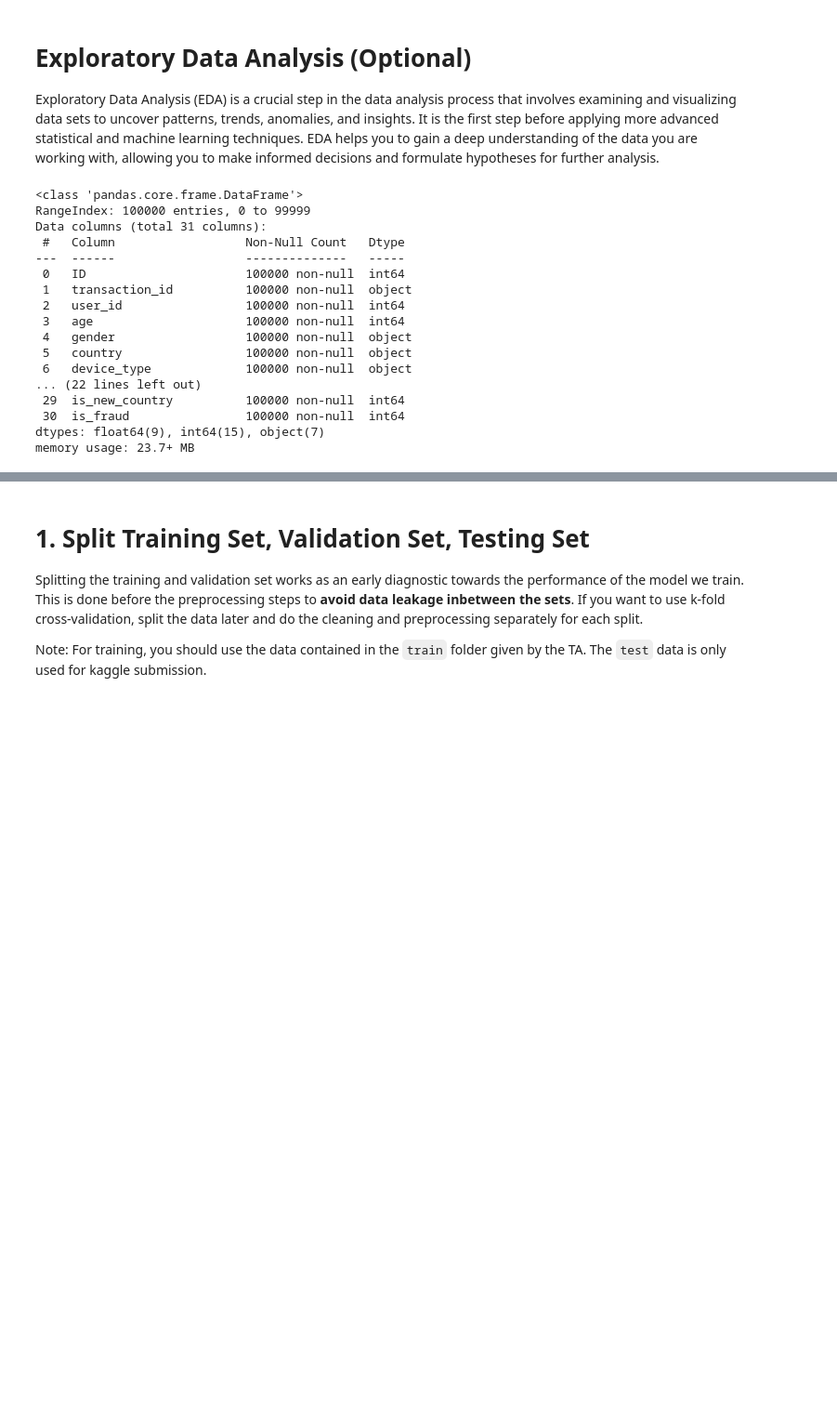
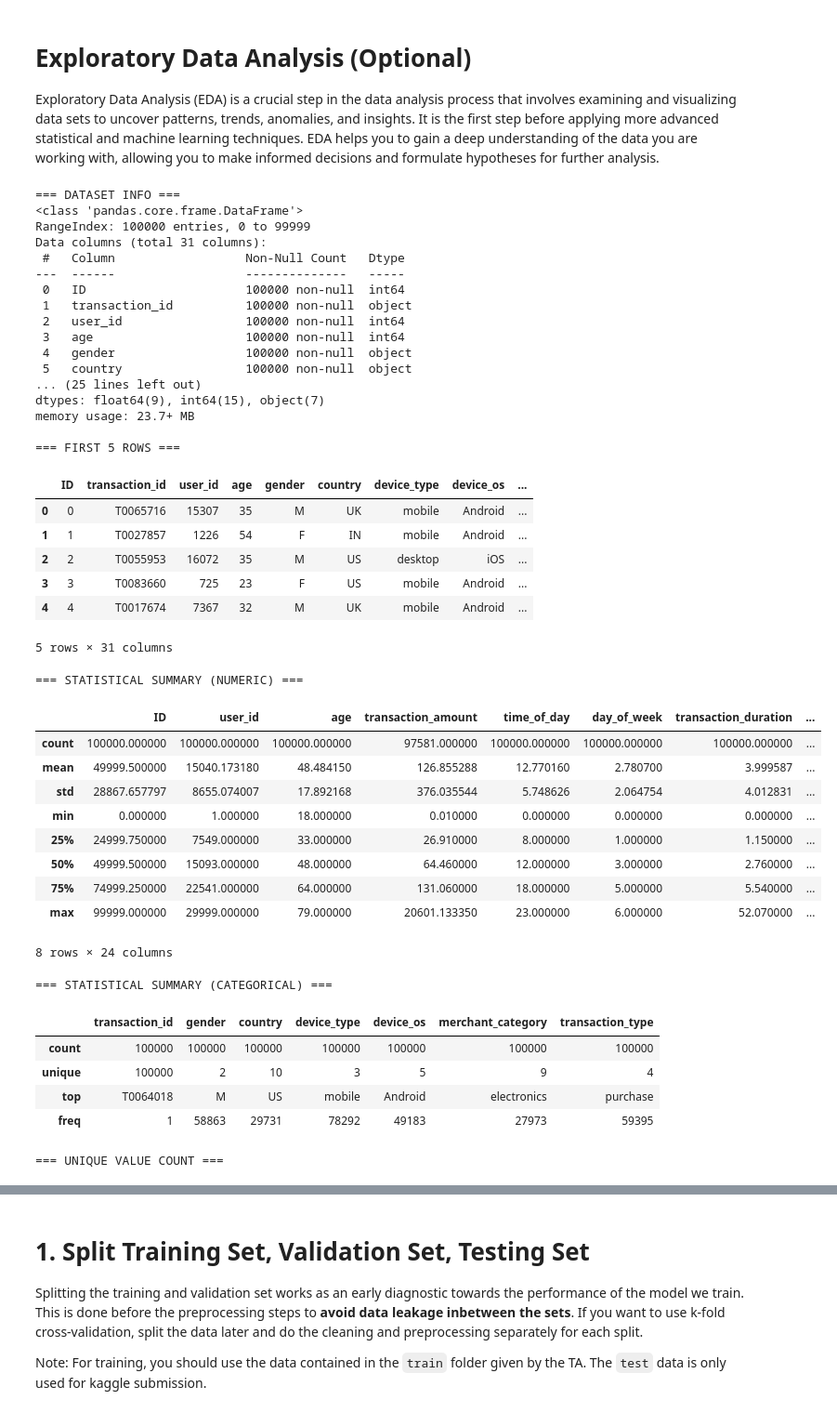
Before and after one commit to StefanyJosefina/IF3070-Tubes2-DIAatauAku, a Jupyter notebook: src/IF3070_Dasar_Artificial_Intelligence___Tugas_Besar_2_Notebook_Template.ipynb, the cells around one changed output, grey strips where cells are left out. Shown at 93% size. Cells and saved outputs as stored; diff of their text form; code cells hidden in the pictures; blank space fills up the shorter version.

```diff
--- a/src/IF3070_Dasar_Artificial_Intelligence___Tugas_Besar_2_Notebook_Template.ipynb
+++ b/src/IF3070_Dasar_Artificial_Intelligence___Tugas_Besar_2_Notebook_Template.ipynb
@@ -28,24 +45,61 @@ df = load_data('data/train.csv')
 # Exploratory Data Analysis (Optional)
 
 Exploratory Data Analysis (EDA) is a crucial step in the data analysis process that involves examining and visualizing data sets to uncover patterns, trends, anomalies, and insights. It is the first step before applying more advanced statistical and machine learning techniques. EDA helps you to gain a deep understanding of the data you are working with, allowing you to make informed decisions and formulate hypotheses for further analysis.
-# %%
-# Write your code here
-df.info()
-# %% [output]
-<class 'pandas.core.frame.DataFrame'>
-RangeIndex: 100000 entries, 0 to 99999
-Data columns (total 31 columns):
- #   Column                  Non-Null Count   Dtype
----  ------                  --------------   -----
- 0   ID                      100000 non-null  int64
- 1   transaction_id          100000 non-null  object
- 2   user_id                 100000 non-null  int64
- 3   age                     100000 non-null  int64
- 4   gender                  100000 non-null  object
- 5   country                 100000 non-null  object
- 6   device_type             100000 non-null  object
-... (22 lines left out)
- 29  is_new_country          100000 non-null  int64
- 30  is_fraud                100000 non-null  int64
-dtypes: float64(9), int64(15), object(7)
-memory usage: 23.7+ MB
+# %%
+print("=== DATASET INFO ===")
+df.info()
+
+print("\n=== FIRST 5 ROWS ===")
+display(df.head())
+
+print("\n=== STATISTICAL SUMMARY (NUMERIC) ===")
+display(df.describe())
+
+print("\n=== STATISTICAL SUMMARY (CATEGORICAL) ===")
+display(df.describe(include='object'))
+
+print("\n=== UNIQUE VALUE COUNT ===")
+display(df.nunique().sort_values())
+# %% [output]
+=== DATASET INFO ===
+<class 'pandas.core.frame.DataFrame'>
+RangeIndex: 100000 entries, 0 to 99999
+Data columns (total 31 columns):
+ #   Column                  Non-Null Count   Dtype
+---  ------                  --------------   -----
+ 0   ID                      100000 non-null  int64
+ 1   transaction_id          100000 non-null  object
+ 2   user_id                 100000 non-null  int64
+ 3   age                     100000 non-null  int64
+ 4   gender                  100000 non-null  object
+ 5   country                 100000 non-null  object
+... (25 lines left out)
+dtypes: float64(9), int64(15), object(7)
+memory usage: 23.7+ MB
+
+=== FIRST 5 ROWS ===
+|  | ID | transaction_id | user_id | age | gender | country | device_type | device_os | ... |
+| 0 | 0 | T0065716 | 15307 | 35 | M | UK | mobile | Android | ... |
+| 1 | 1 | T0027857 | 1226 | 54 | F | IN | mobile | Android | ... |
+| 2 | 2 | T0055953 | 16072 | 35 | M | US | desktop | iOS | ... |
+| 3 | 3 | T0083660 | 725 | 23 | F | US | mobile | Android | ... |
+| 4 | 4 | T0017674 | 7367 | 32 | M | UK | mobile | Android | ... |
+5 rows × 31 columns
+=== STATISTICAL SUMMARY (NUMERIC) ===
+|  | ID | user_id | age | transaction_amount | time_of_day | day_of_week | transaction_duration | ... |
+| count | 100000.000000 | 100000.000000 | 100000.000000 | 97581.000000 | 100000.000000 | 100000.000000 | 100000.000000 | ... |
+| mean | 49999.500000 | 15040.173180 | 48.484150 | 126.855288 | 12.770160 | 2.780700 | 3.999587 | ... |
+| std | 28867.657797 | 8655.074007 | 17.892168 | 376.035544 | 5.748626 | 2.064754 | 4.012831 | ... |
+| min | 0.000000 | 1.000000 | 18.000000 | 0.010000 | 0.000000 | 0.000000 | 0.000000 | ... |
+| 25% | 24999.750000 | 7549.000000 | 33.000000 | 26.910000 | 8.000000 | 1.000000 | 1.150000 | ... |
+| 50% | 49999.500000 | 15093.000000 | 48.000000 | 64.460000 | 12.000000 | 3.000000 | 2.760000 | ... |
+| 75% | 74999.250000 | 22541.000000 | 64.000000 | 131.060000 | 18.000000 | 5.000000 | 5.540000 | ... |
+| max | 99999.000000 | 29999.000000 | 79.000000 | 20601.133350 | 23.000000 | 6.000000 | 52.070000 | ... |
+8 rows × 24 columns
+=== STATISTICAL SUMMARY (CATEGORICAL) ===
+|  | transaction_id | gender | country | device_type | device_os | merchant_category | transaction_type |
+| count | 100000 | 100000 | 100000 | 100000 | 100000 | 100000 | 100000 |
+| unique | 100000 | 2 | 10 | 3 | 5 | 9 | 4 |
+| top | T0064018 | M | US | mobile | Android | electronics | purchase |
+| freq | 1 | 58863 | 29731 | 78292 | 49183 | 27973 | 59395 |
+=== UNIQUE VALUE COUNT ===
```
Also changed, not shown: parts of 31 cells of this notebook, 2 other files.
